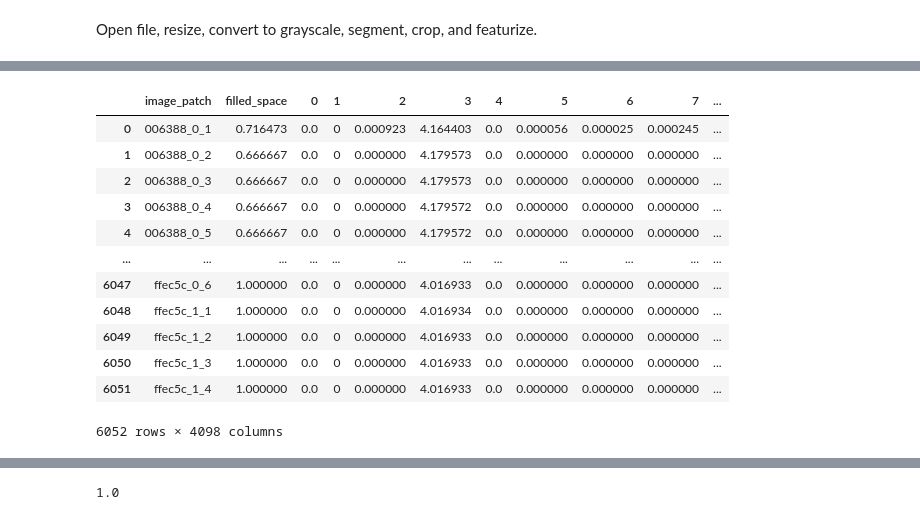
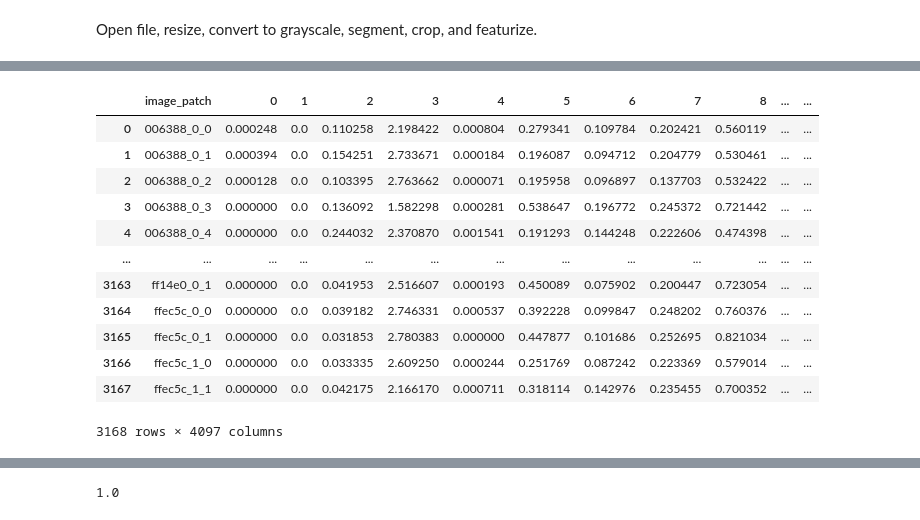
Before and after one commit to cullen-molitor/strip_ai, a Jupyter notebook: mayo-clinic-strip-ai.ipynb, the cells around one changed output, grey strips where cells are left out. Saved outputs shown, nothing was run; the diff lists cells and outputs as text; code cells hidden in the pictures.

```diff
--- a/mayo-clinic-strip-ai.ipynb
+++ b/mayo-clinic-strip-ai.ipynb
@@ -237,9 +203,9 @@ def compute_features(images):
 # %% [markdown]
 Open file, resize, convert to grayscale, segment, crop, and featurize.
 # %%
-# %%time
+%%time
 # train_features = compute_features(train_images)
 # train_features.to_csv("train_features.csv", index=False)
-train_features = pd.read_csv('/kaggle/input/features/train_features.csv')
+train_features = pd.read_csv('/kaggle/input/trainfeats/train_features.csv')
 train_features
 # %% [output]
@@ -246,16 +214,16 @@ train_features
-|  | image_patch | filled_space | 0 | 1 | 2 | 3 | 4 | 5 | 6 | 7 | ... |
-| 0 | 006388_0_1 | 0.716473 | 0.0 | 0 | 0.000923 | 4.164403 | 0.0 | 0.000056 | 0.000025 | 0.000245 | ... |
-| 1 | 006388_0_2 | 0.666667 | 0.0 | 0 | 0.000000 | 4.179573 | 0.0 | 0.000000 | 0.000000 | 0.000000 | ... |
-| 2 | 006388_0_3 | 0.666667 | 0.0 | 0 | 0.000000 | 4.179573 | 0.0 | 0.000000 | 0.000000 | 0.000000 | ... |
-| 3 | 006388_0_4 | 0.666667 | 0.0 | 0 | 0.000000 | 4.179572 | 0.0 | 0.000000 | 0.000000 | 0.000000 | ... |
-| 4 | 006388_0_5 | 0.666667 | 0.0 | 0 | 0.000000 | 4.179572 | 0.0 | 0.000000 | 0.000000 | 0.000000 | ... |
-| ... | ... | ... | ... | ... | ... | ... | ... | ... | ... | ... | ... |
-| 6047 | ffec5c_0_6 | 1.000000 | 0.0 | 0 | 0.000000 | 4.016933 | 0.0 | 0.000000 | 0.000000 | 0.000000 | ... |
-| 6048 | ffec5c_1_1 | 1.000000 | 0.0 | 0 | 0.000000 | 4.016934 | 0.0 | 0.000000 | 0.000000 | 0.000000 | ... |
-| 6049 | ffec5c_1_2 | 1.000000 | 0.0 | 0 | 0.000000 | 4.016933 | 0.0 | 0.000000 | 0.000000 | 0.000000 | ... |
-| 6050 | ffec5c_1_3 | 1.000000 | 0.0 | 0 | 0.000000 | 4.016933 | 0.0 | 0.000000 | 0.000000 | 0.000000 | ... |
-| 6051 | ffec5c_1_4 | 1.000000 | 0.0 | 0 | 0.000000 | 4.016933 | 0.0 | 0.000000 | 0.000000 | 0.000000 | ... |
+|  | image_patch | 0 | 1 | 2 | 3 | 4 | 5 | 6 | 7 | 8 | ... | ... |
+| 0 | 006388_0_0 | 0.000248 | 0.0 | 0.110258 | 2.198422 | 0.000804 | 0.279341 | 0.109784 | 0.202421 | 0.560119 | ... | ... |
+| 1 | 006388_0_1 | 0.000394 | 0.0 | 0.154251 | 2.733671 | 0.000184 | 0.196087 | 0.094712 | 0.204779 | 0.530461 | ... | ... |
+| 2 | 006388_0_2 | 0.000128 | 0.0 | 0.103395 | 2.763662 | 0.000071 | 0.195958 | 0.096897 | 0.137703 | 0.532422 | ... | ... |
+| 3 | 006388_0_3 | 0.000000 | 0.0 | 0.136092 | 1.582298 | 0.000281 | 0.538647 | 0.196772 | 0.245372 | 0.721442 | ... | ... |
+| 4 | 006388_0_4 | 0.000000 | 0.0 | 0.244032 | 2.370870 | 0.001541 | 0.191293 | 0.144248 | 0.222606 | 0.474398 | ... | ... |
+| ... | ... | ... | ... | ... | ... | ... | ... | ... | ... | ... | ... | ... |
+| 3163 | ff14e0_0_1 | 0.000000 | 0.0 | 0.041953 | 2.516607 | 0.000193 | 0.450089 | 0.075902 | 0.200447 | 0.723054 | ... | ... |
+| 3164 | ffec5c_0_0 | 0.000000 | 0.0 | 0.039182 | 2.746331 | 0.000537 | 0.392228 | 0.099847 | 0.248202 | 0.760376 | ... | ... |
+| 3165 | ffec5c_0_1 | 0.000000 | 0.0 | 0.031853 | 2.780383 | 0.000000 | 0.447877 | 0.101686 | 0.252695 | 0.821034 | ... | ... |
+| 3166 | ffec5c_1_0 | 0.000000 | 0.0 | 0.033335 | 2.609250 | 0.000244 | 0.251769 | 0.087242 | 0.223369 | 0.579014 | ... | ... |
+| 3167 | ffec5c_1_1 | 0.000000 | 0.0 | 0.042175 | 2.166170 | 0.000711 | 0.318114 | 0.142976 | 0.235455 | 0.700352 | ... | ... |
-6052 rows × 4098 columns
+3168 rows × 4097 columns
 # %%
 %%time
 test_features = compute_features(test_images)
```
Also changed, not shown: parts of 24 cells of this notebook.
